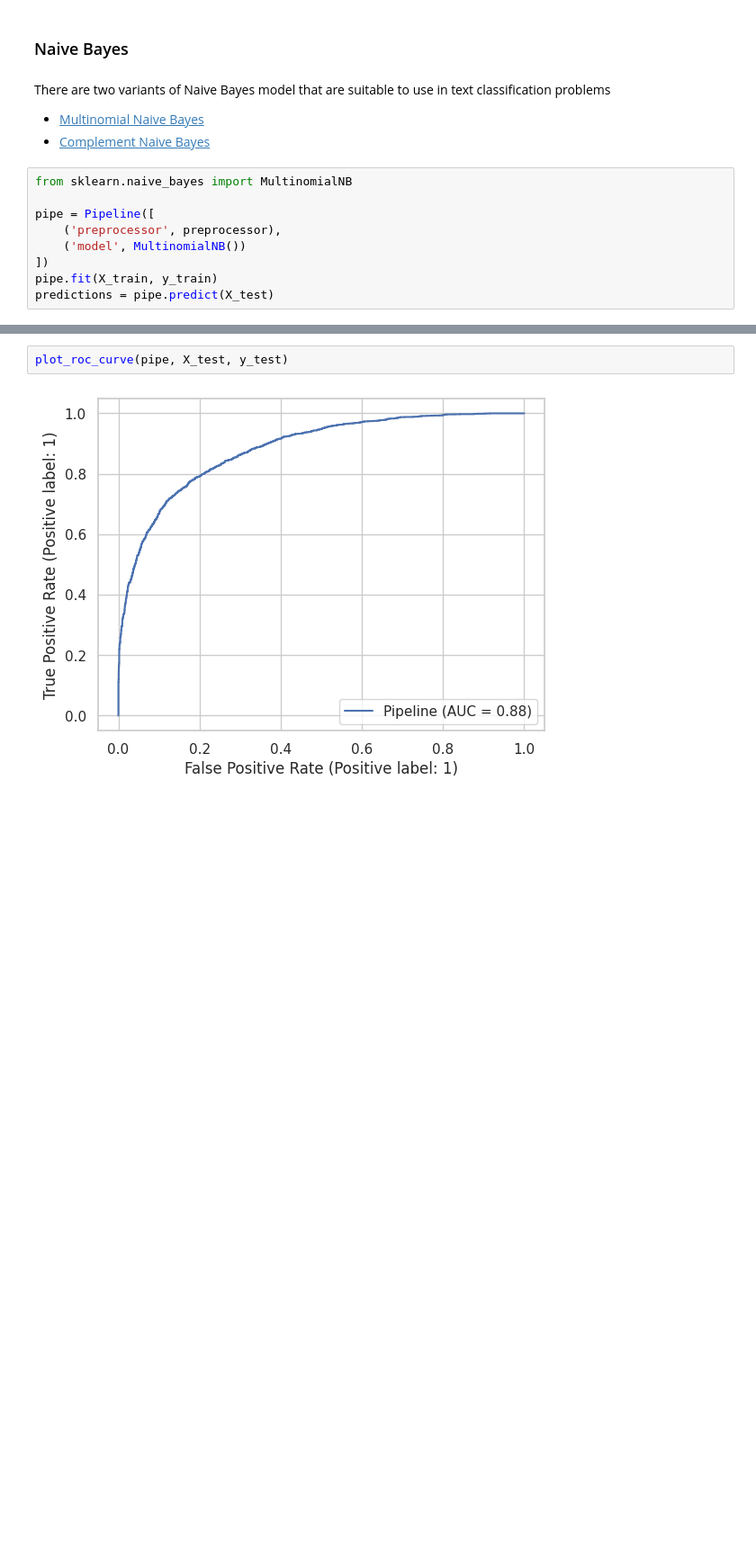
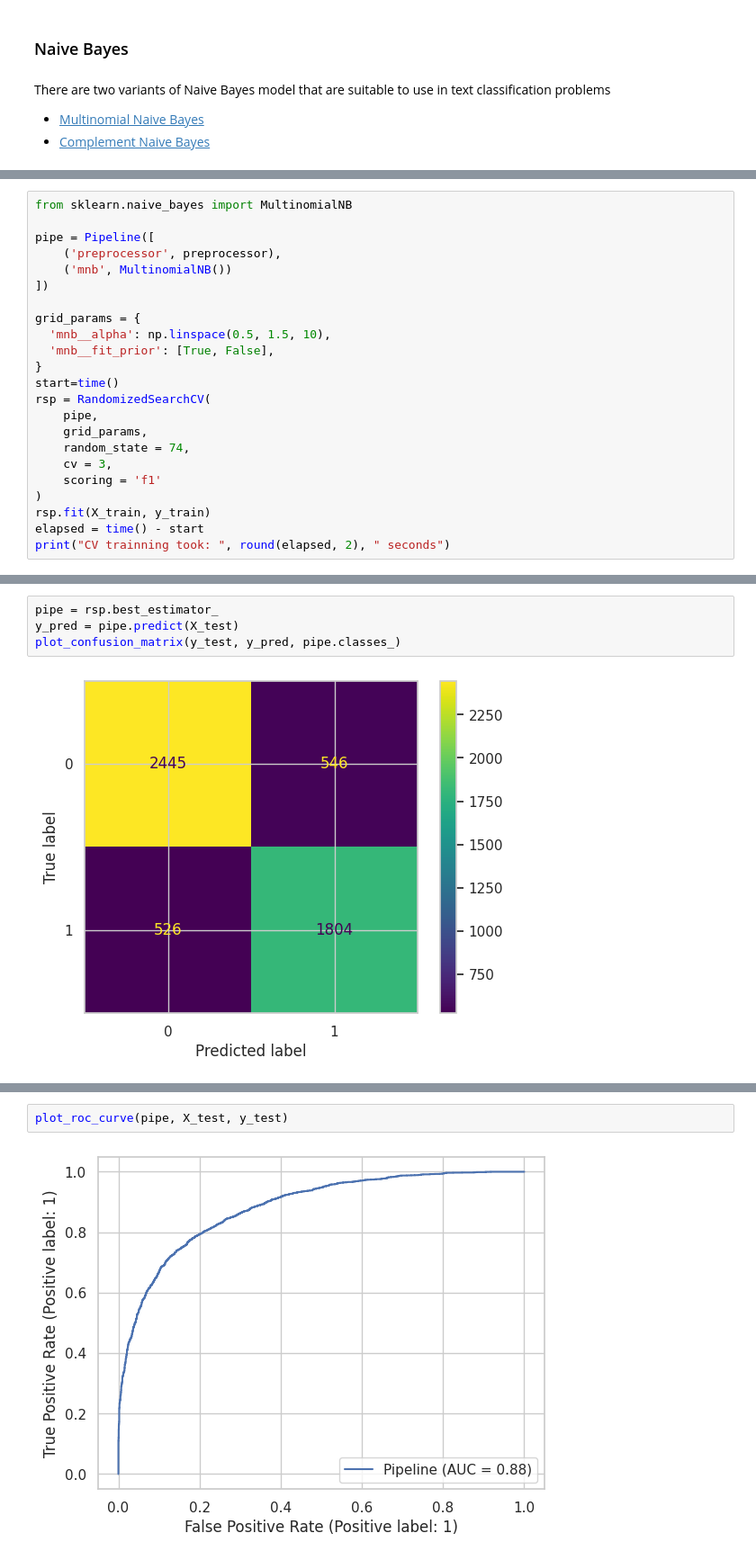
Before and after one commit to wilberquito/Sarcasm-Detector, a Jupyter notebook: detection.ipynb, the cells around one changed output, grey strips where cells are left out. Shown at 90% size. Drawn from its saved outputs; the diff is of its cells as text; blank space fills up the shorter version.

Commit message:
Hyper parameter tunning with random search
also tracks f1 and accuracy performance attached to a dict

```diff
--- a/detection.ipynb
+++ b/detection.ipynb
@@ -474,12 +479,3 @@ There are two variants of Naive Bayes model that are suitable to use in text cla
 
 - [Multinomial Naive Bayes](https://scikit-learn.org/stable/modules/naive_bayes.html#multinomial-naive-bayes)
 - [Complement Naive Bayes](https://scikit-learn.org/stable/modules/naive_bayes.html#complement-naive-bayes)
-# %%
-from sklearn.naive_bayes import MultinomialNB
-
-pipe = Pipeline([
-    ('preprocessor', preprocessor),
-    ('model', MultinomialNB())
-])
-pipe.fit(X_train, y_train)
-predictions = pipe.predict(X_test)
@@ -489,0 +484,23 @@ plot_confusion_matrix(y_test, predictions, pipe.classes_)
+# %%
+from sklearn.naive_bayes import MultinomialNB
+
+pipe = Pipeline([
+    ('preprocessor', preprocessor),
+    ('mnb', MultinomialNB())
+])
+
+grid_params = {
+  'mnb__alpha': np.linspace(0.5, 1.5, 10),
+  'mnb__fit_prior': [True, False],
+}
+start=time()
+rsp = RandomizedSearchCV(
+    pipe,
+    grid_params,
+    random_state = 74,
+    cv = 3,
+    scoring = 'f1'
+)
+rsp.fit(X_train, y_train)
+elapsed = time() - start
+print("CV trainning took: ", round(elapsed, 2), " seconds")
@@ -489,0 +526,6 @@ plot_confusion_matrix(y_test, predictions, pipe.classes_)
+# %%
+pipe = rsp.best_estimator_
+y_pred = pipe.predict(X_test)
+plot_confusion_matrix(y_test, y_pred, pipe.classes_)
+# %% [output]
+[figure, added]
```
Also changed, not shown: parts of 49 cells of this notebook.
